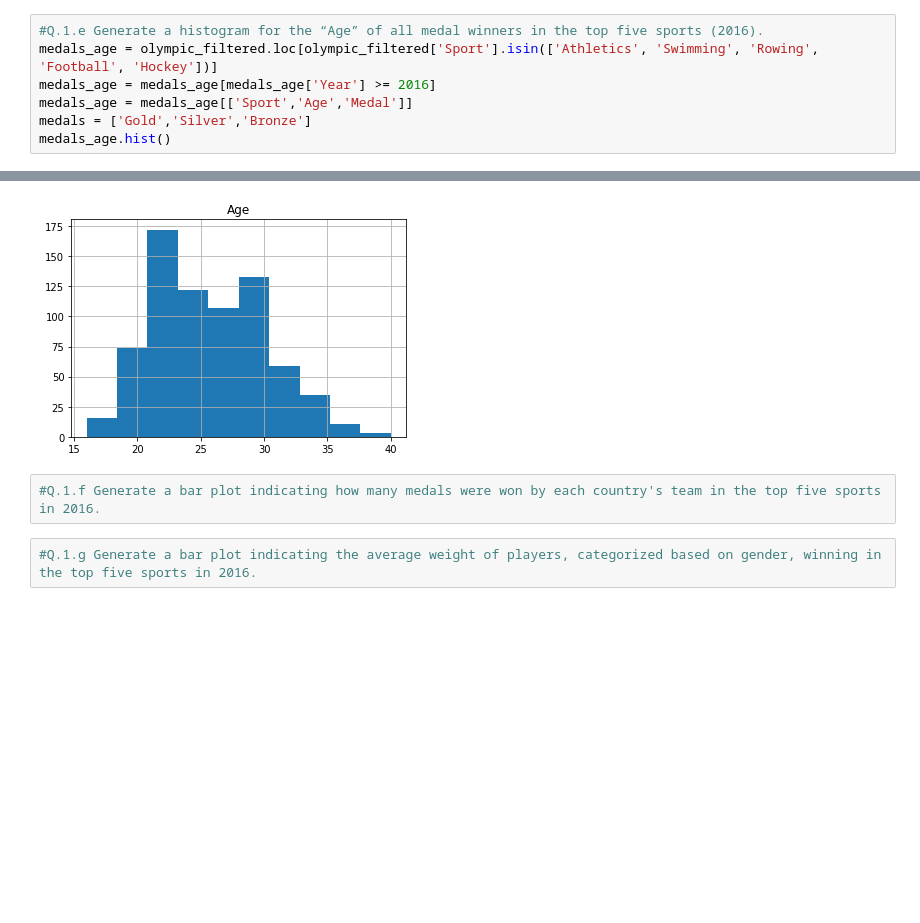
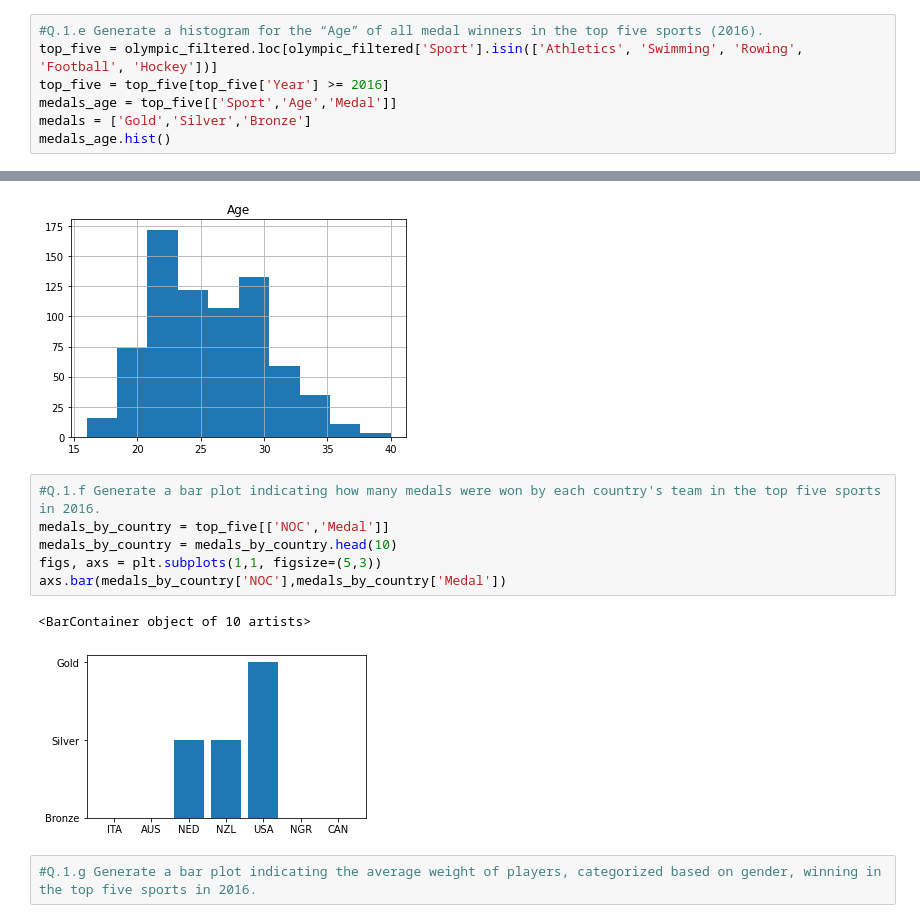
Before and after one commit to RealDogDad/exoplanetary-extrapolation, a Jupyter notebook: assignments/assignment-5a.ipynb, the cells around one changed output, grey strips where cells are left out. Cells and saved outputs as stored; diff of their text form; blank space fills up the shorter version.

```diff
--- a/assignments/assignment-5a.ipynb
+++ b/assignments/assignment-5a.ipynb
@@ -90,9 +90,9 @@ plot.plot.bar(ylabel= 'count')
 [figure]
 # %%
 #Q.1.e Generate a histogram for the “Age” of all medal winners in the top five sports (2016).
-medals_age = olympic_filtered.loc[olympic_filtered['Sport'].isin(['Athletics', 'Swimming', 'Rowing', 'Football', 'Hockey'])]
-medals_age = medals_age[medals_age['Year'] >= 2016]
-medals_age = medals_age[['Sport','Age','Medal']]
+top_five = olympic_filtered.loc[olympic_filtered['Sport'].isin(['Athletics', 'Swimming', 'Rowing', 'Football', 'Hockey'])]
+top_five = top_five[top_five['Year'] >= 2016]
+medals_age = top_five[['Sport','Age','Medal']]
 medals = ['Gold','Silver','Bronze']
 medals_age.hist()
 # %% [output]
@@ -100,6 +100,13 @@ array([[<AxesSubplot:title={'center':'Age'}>]], dtype=object)
 [figure]
 # %%
 #Q.1.f Generate a bar plot indicating how many medals were won by each country's team in the top five sports in 2016.
+medals_by_country = top_five[['NOC','Medal']]
+medals_by_country = medals_by_country.head(10)
+figs, axs = plt.subplots(1,1, figsize=(5,3))
+axs.bar(medals_by_country['NOC'],medals_by_country['Medal'])
+# %% [output]
+<BarContainer object of 10 artists>
+[figure, added]
 # %%
 #Q.1.g Generate a bar plot indicating the average weight of players, categorized based on gender, winning in the top five sports in 2016.
 # %%
```
